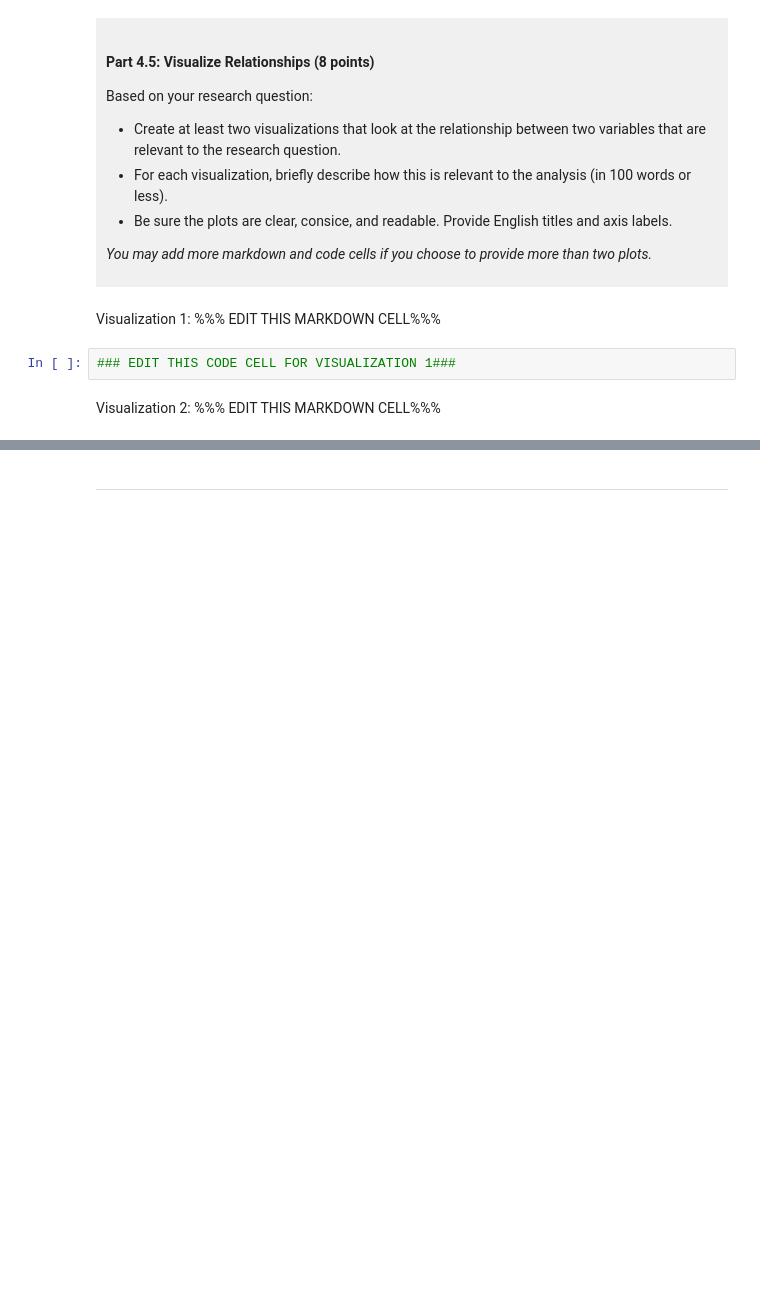
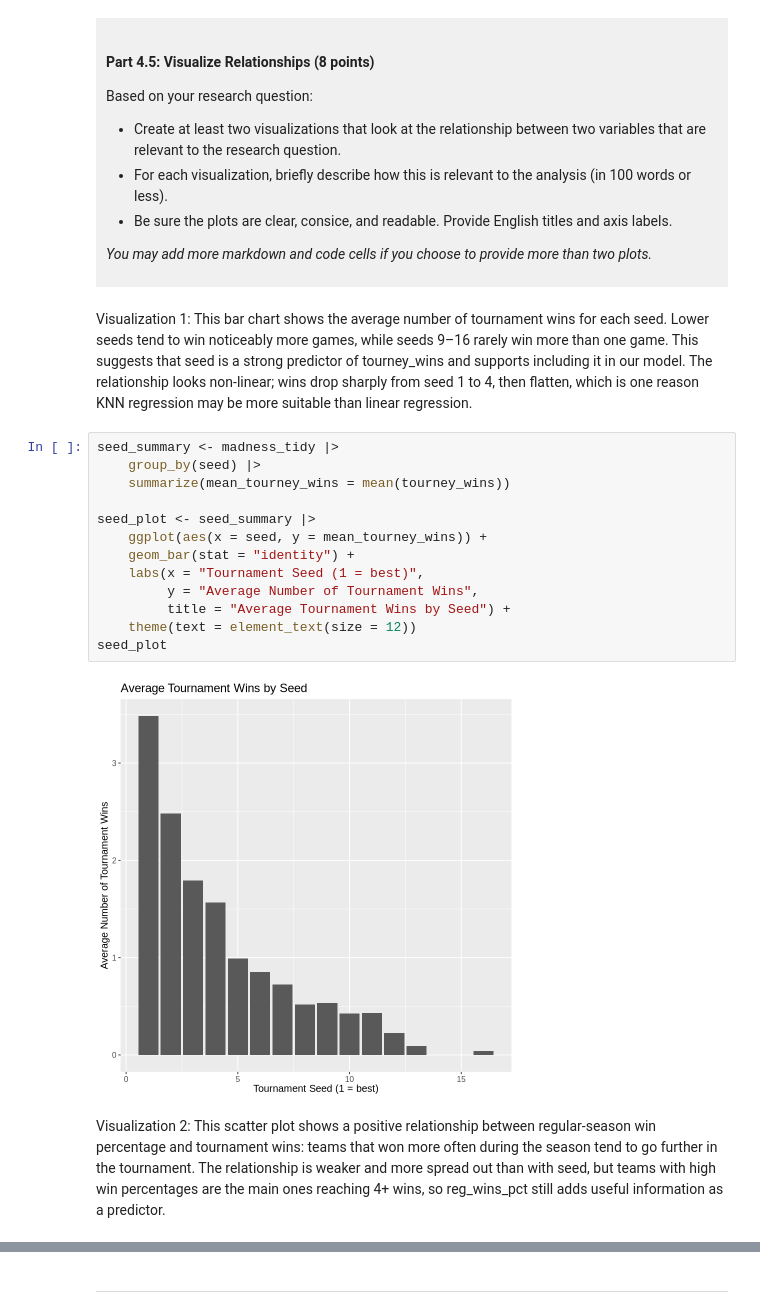
Before and after one commit to Sarah-Wan08/dsci-100-project-Sarah-Wan, a Jupyter notebook: dsci-100-project-notebook.ipynb, the cells around one changed output, grey strips where cells are left out. Cells and saved outputs as stored; diff of their text form; blank space fills up the shorter version.

```diff
--- a/dsci-100-project-notebook.ipynb
+++ b/dsci-100-project-notebook.ipynb
@@ -317,9 +368,22 @@ Based on your research question:
 *You may add more markdown and code cells if you choose to provide more than two plots.*
 </div>
 # %% [markdown]
-Visualization 1: %%% EDIT THIS MARKDOWN CELL%%%
+Visualization 1: This bar chart shows the average number of tournament wins for each seed. Lower seeds tend to win noticeably more games, while seeds 9–16 rarely win more than one game. This suggests that seed is a strong predictor of tourney_wins and supports including it in our model. The relationship looks non-linear; wins drop sharply from seed 1 to 4, then flatten, which is one reason KNN regression may be more suitable than linear regression.
 # %%
-### EDIT THIS CODE CELL FOR VISUALIZATION 1###
+seed_summary <- madness_tidy |>
+    group_by(seed) |>
+    summarize(mean_tourney_wins = mean(tourney_wins))
+
+seed_plot <- seed_summary |>
+    ggplot(aes(x = seed, y = mean_tourney_wins)) +
+    geom_bar(stat = "identity") +
+    labs(x = "Tournament Seed (1 = best)",
+         y = "Average Number of Tournament Wins",
+         title = "Average Tournament Wins by Seed") +
+    theme(text = element_text(size = 12))
+seed_plot
+# %% [output]
+[figure, added]
 # %% [markdown]
-Visualization 2: %%% EDIT THIS MARKDOWN CELL%%%
+Visualization 2: This scatter plot shows a positive relationship between regular-season win percentage and tournament wins: teams that won more often during the season tend to go further in the tournament. The relationship is weaker and more spread out than with seed, but teams with high win percentages are the main ones reaching 4+ wins, so reg_wins_pct still adds useful information as a predictor.
 # %%
```
Also changed, not shown: parts of 9 cells of this notebook.
